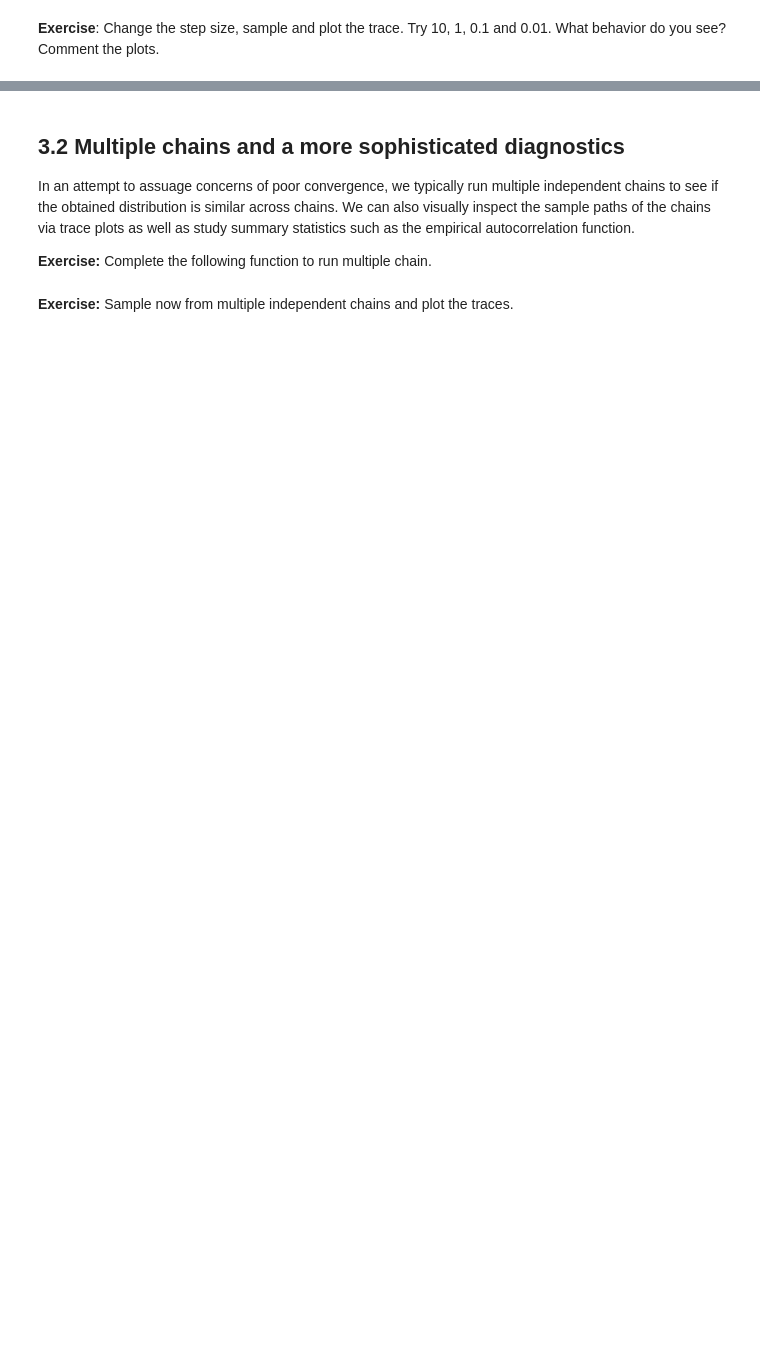
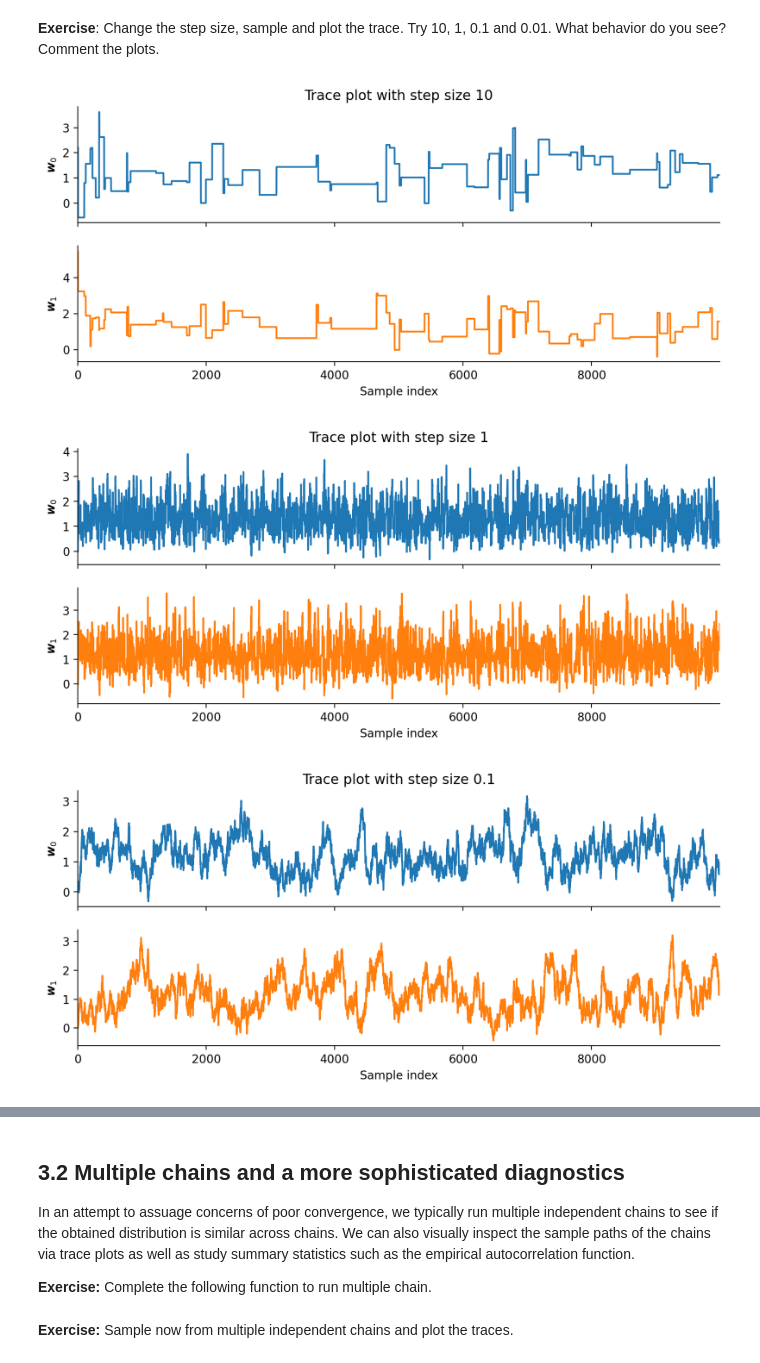
Before and after one commit to annalithell/asi-labs, a Jupyter notebook: lab_week2/Bayesian_Logistic_Regression_MCMC.ipynb, the cells around one changed output, grey strips where cells are left out. Cells and saved outputs as stored; diff of their text form; code cells hidden in the pictures; blank space fills up the shorter version.

```diff
--- a/lab_week2/Bayesian_Logistic_Regression_MCMC.ipynb
+++ b/lab_week2/Bayesian_Logistic_Regression_MCMC.ipynb
@@ -320,0 +328,68 @@ plt.show()
+# %%
+w_init = np.array([0, 0])
+
+### Step size 10 ###
+## Results in large gaps between samples,
+## might not properly explore target distribution
+samples = run_sampling(w_init.T, 10000, step_size=10)
+
+fig, (ax0, ax1) = plt.subplots(2, 1, figsize=[10, 4], sharex=True)
+
+ax0.plot(samples[:, 0], label=r"$\boldsymbol{w}_0$", color="tab:blue")
+ax1.plot(samples[:, 1], label=r"$\boldsymbol{w}_1$", color="tab:orange")
+
+ax0.set_ylabel(r"$\boldsymbol{w}_0$")
+ax1.set_ylabel(r"$\boldsymbol{w}_1$")
+ax0.set_title("Trace plot with step size 10")
+ax1.set_xlabel(r"Sample index")
+plt.show()
+
+### Step size 1 ###
+## "fuzzy caterpillar", meaning we explore the parameter space well
+## as the graph is relatively smooth
+samples = run_sampling(w_init.T, 10000, step_size=1)
+
+fig, (ax0, ax1) = plt.subplots(2, 1, figsize=[10, 4], sharex=True)
+
+ax0.plot(samples[:, 0], label=r"$\boldsymbol{w}_0$", color="tab:blue")
+ax1.plot(samples[:, 1], label=r"$\boldsymbol{w}_1$", color="tab:orange")
+
+ax0.set_ylabel(r"$\boldsymbol{w}_0$")
+ax1.set_ylabel(r"$\boldsymbol{w}_1$")
+ax0.set_title("Trace plot with step size 1")
+ax1.set_xlabel(r"Sample index")
+plt.show()
+
+### Step size 0.1 ###
+## Values starts to concentrate around certain values, no large jumps take place
+samples = run_sampling(w_init.T, 10000, step_size=0.1)
+
+fig, (ax0, ax1) = plt.subplots(2, 1, figsize=[10, 4], sharex=True)
+
+ax0.plot(samples[:, 0], label=r"$\boldsymbol{w}_0$", color="tab:blue")
+ax1.plot(samples[:, 1], label=r"$\boldsymbol{w}_1$", color="tab:orange")
+
+ax0.set_ylabel(r"$\boldsymbol{w}_0$")
+ax1.set_ylabel(r"$\boldsymbol{w}_1$")
+ax0.set_title("Trace plot with step size 0.1")
+ax1.set_xlabel(r"Sample index")
+plt.show()
+
+### Step size 0.01 ###
+## dense trace plot with small gradual changes
+samples = run_sampling(w_init.T, 10000, step_size=0.01)
+
+fig, (ax0, ax1) = plt.subplots(2, 1, figsize=[10, 4], sharex=True)
+
+ax0.plot(samples[:, 0], label=r"$\boldsymbol{w}_0$", color="tab:blue")
+ax1.plot(samples[:, 1], label=r"$\boldsymbol{w}_1$", color="tab:orange")
+
+ax0.set_ylabel(r"$\boldsymbol{w}_0$")
+ax1.set_ylabel(r"$\boldsymbol{w}_1$")
+ax0.set_title("Trace plot with step size 0.01")
+ax1.set_xlabel(r"Sample index")
+plt.show()
+# %% [output]
+[figure, added]
+[figure, added]
+[figure, added]
```
Also changed, not shown: parts of 13 cells of this notebook.
